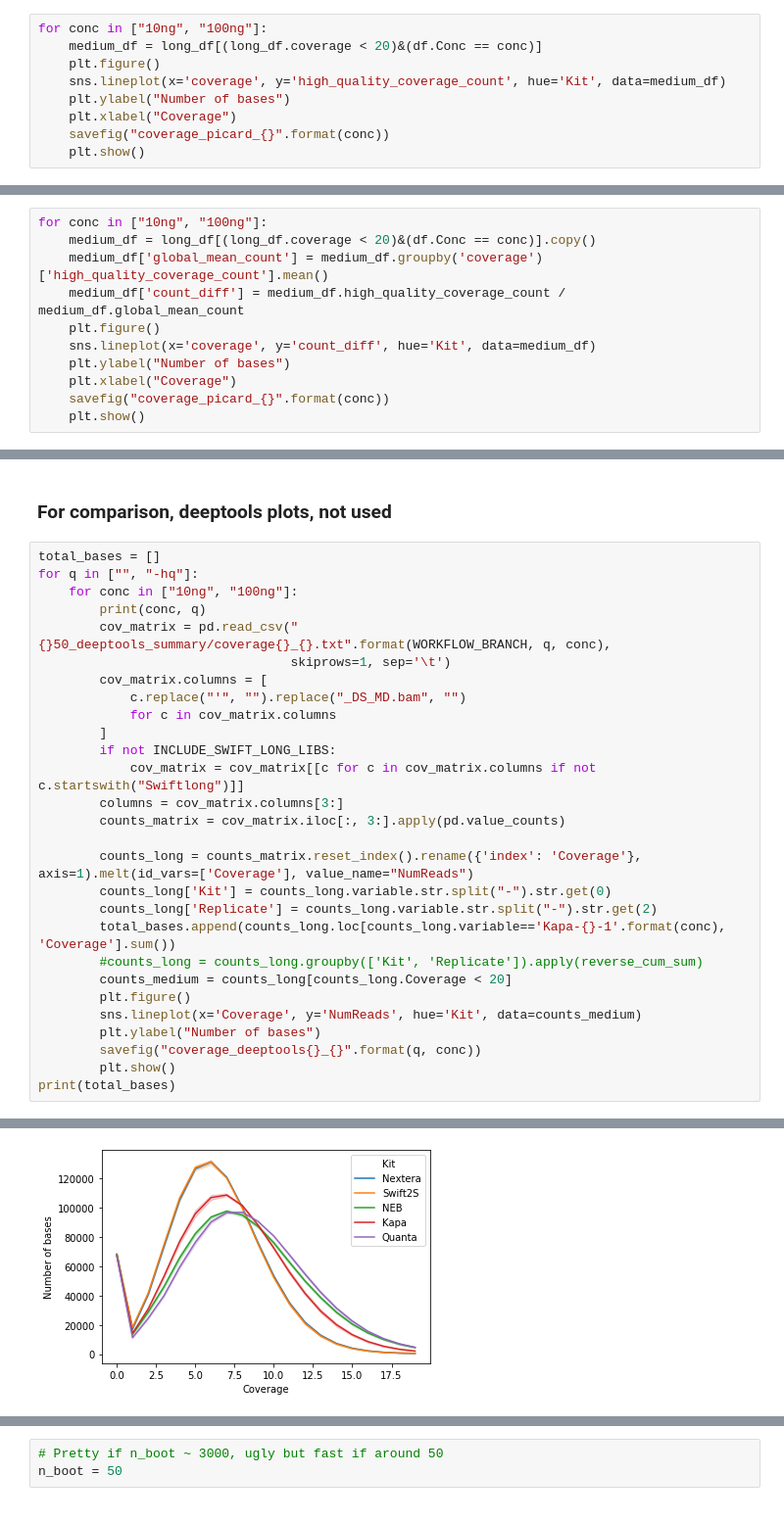
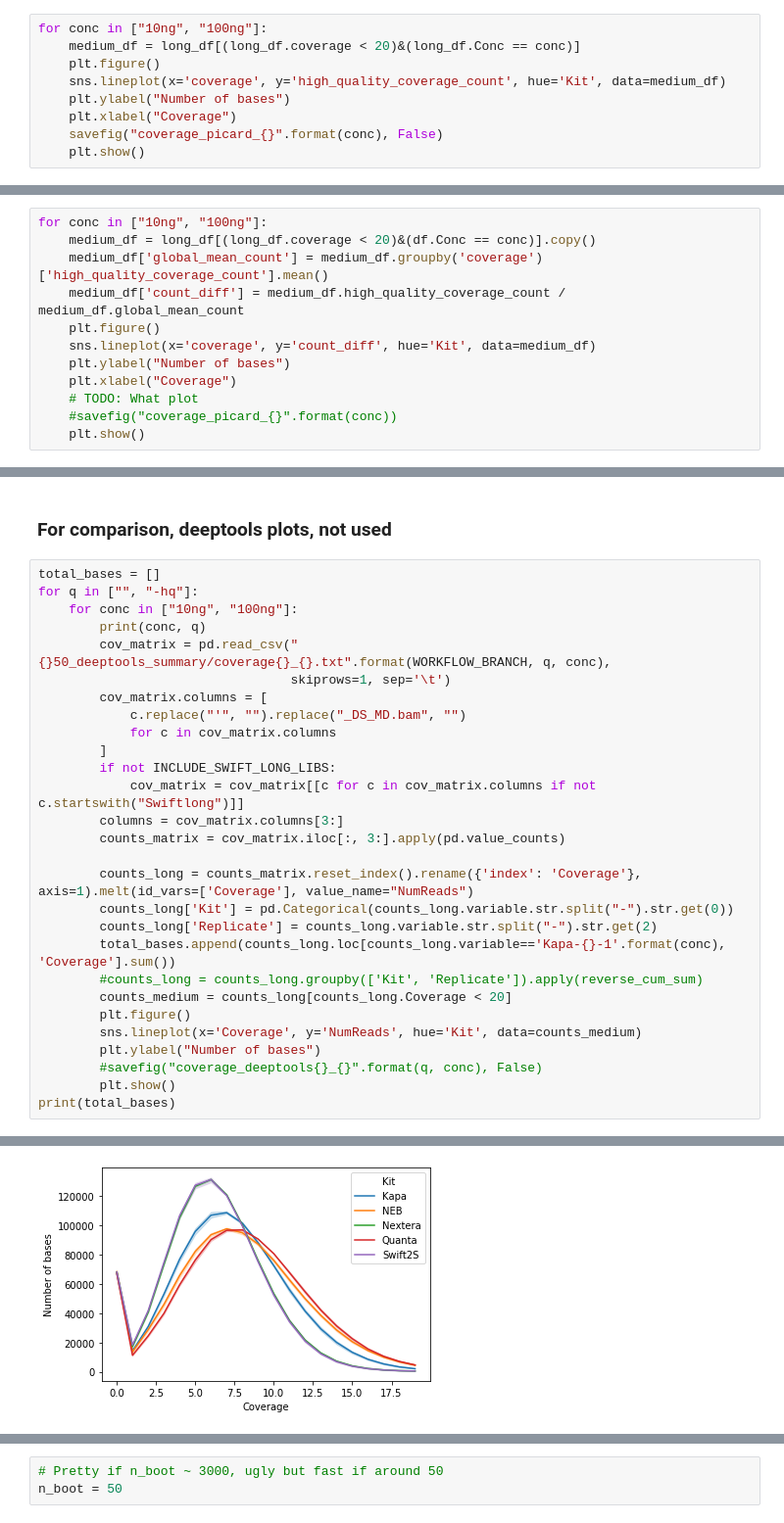
Before and after one commit to fa2k/comparison, a Jupyter notebook: b_Analysis.ipynb, the cells around one changed output, grey strips where cells are left out. Shown at 98% size. Cells and saved outputs as stored; diff of their text form.

Commit message:
minor tweaking of plots

```diff
--- a/b_Analysis.ipynb
+++ b/b_Analysis.ipynb
@@ -184,12 +185,12 @@ Histogram sum 2934876545.0
 Genome size 2934876545
 # %%
 for conc in ["10ng", "100ng"]:
-    medium_df = long_df[(long_df.coverage < 20)&(df.Conc == conc)]
+    medium_df = long_df[(long_df.coverage < 20)&(long_df.Conc == conc)]
     plt.figure()
     sns.lineplot(x='coverage', y='high_quality_coverage_count', hue='Kit', data=medium_df)
     plt.ylabel("Number of bases")
     plt.xlabel("Coverage")
-    savefig("coverage_picard_{}".format(conc))
+    savefig("coverage_picard_{}".format(conc), False)
     plt.show()
 # %% [output]
 [figure]
@@ -203,7 +204,8 @@ for conc in ["10ng", "100ng"]:
     sns.lineplot(x='coverage', y='count_diff', hue='Kit', data=medium_df)
     plt.ylabel("Number of bases")
     plt.xlabel("Coverage")
-    savefig("coverage_picard_{}".format(conc))
+    # TODO: What plot
+    #savefig("coverage_picard_{}".format(conc))
     plt.show()
 # %% [output]
 [figure]
@@ -213,32 +215,32 @@ for conc in ["10ng", "100ng"]:
 # %%
 total_bases = []
 for q in ["", "-hq"]:
     for conc in ["10ng", "100ng"]:
         print(conc, q)
         cov_matrix = pd.read_csv("{}50_deeptools_summary/coverage{}_{}.txt".format(WORKFLOW_BRANCH, q, conc),
                                  skiprows=1, sep='\t')
         cov_matrix.columns = [
             c.replace("'", "").replace("_DS_MD.bam", "")
             for c in cov_matrix.columns
         ]
         if not INCLUDE_SWIFT_LONG_LIBS:
             cov_matrix = cov_matrix[[c for c in cov_matrix.columns if not c.startswith("Swiftlong")]]
         columns = cov_matrix.columns[3:]
         counts_matrix = cov_matrix.iloc[:, 3:].apply(pd.value_counts)
 
         counts_long = counts_matrix.reset_index().rename({'index': 'Coverage'}, axis=1).melt(id_vars=['Coverage'], value_name="NumReads")
-        counts_long['Kit'] = counts_long.variable.str.split("-").str.get(0)
+        counts_long['Kit'] = pd.Categorical(counts_long.variable.str.split("-").str.get(0))
         counts_long['Replicate'] = counts_long.variable.str.split("-").str.get(2)
         total_bases.append(counts_long.loc[counts_long.variable=='Kapa-{}-1'.format(conc), 'Coverage'].sum())
         #counts_long = counts_long.groupby(['Kit', 'Replicate']).apply(reverse_cum_sum)
         counts_medium = counts_long[counts_long.Coverage < 20]
         plt.figure()
         sns.lineplot(x='Coverage', y='NumReads', hue='Kit', data=counts_medium)
         plt.ylabel("Number of bases")
-        savefig("coverage_deeptools{}_{}".format(q, conc))
+        #savefig("coverage_deeptools{}_{}".format(q, conc), False)
         plt.show()
 print(total_bases)
 # %% [output]
 10ng
-[figure, old version]
+[figure, new version]
 100ng
```
Also changed, not shown: parts of 10 cells of this notebook, 1 other file.
